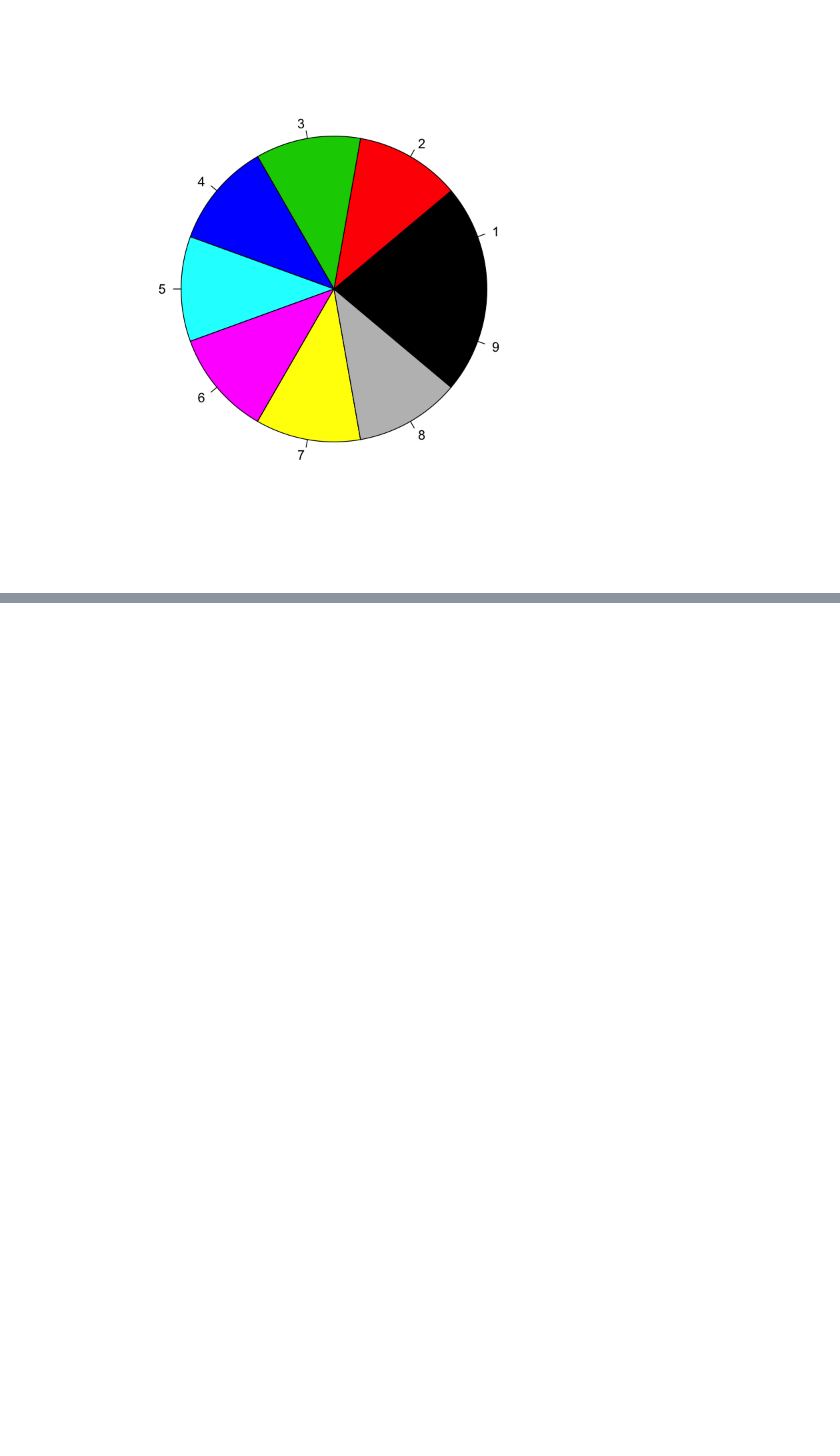
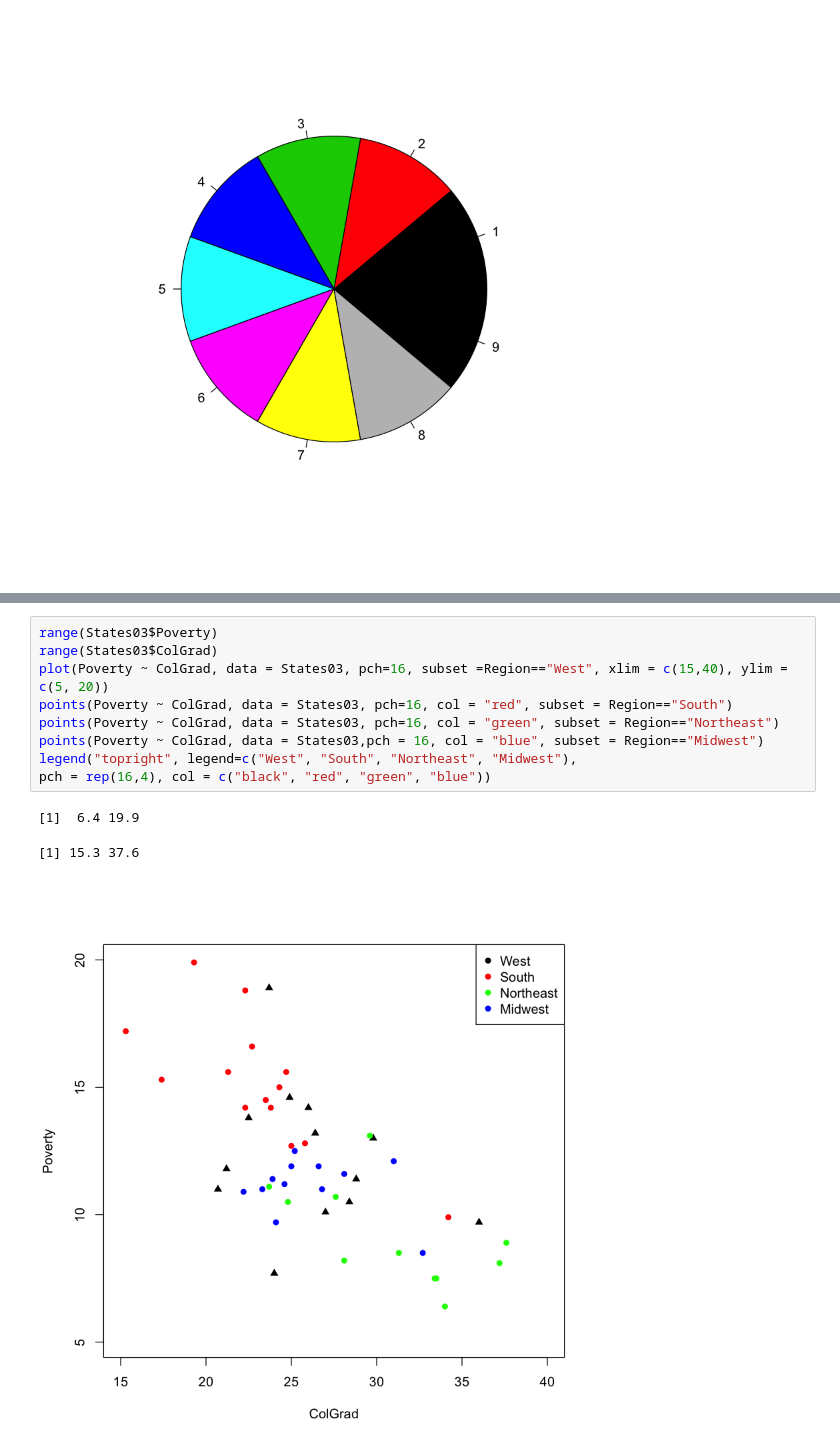
Before and after one commit to sushmit86/Mathematical_statistics, a Jupyter notebook: Plots.ipynb, the cells around one changed output, grey strips where cells are left out. Drawn from its saved outputs; the diff is of its cells as text; blank space fills up the shorter version.

```diff
--- a/Plots.ipynb
+++ b/Plots.ipynb
@@ -36,0 +52,13 @@ pie(rep(1, 9), col = 1:9)
+# %%
+range(States03$Poverty)
+range(States03$ColGrad)
+plot(Poverty ~ ColGrad, data = States03, pch=16, subset =Region=="West", xlim = c(15,40), ylim = c(5, 20))
+points(Poverty ~ ColGrad, data = States03, pch=16, col = "red", subset = Region=="South")
+points(Poverty ~ ColGrad, data = States03, pch=16, col = "green", subset = Region=="Northeast")
+points(Poverty ~ ColGrad, data = States03,pch = 16, col = "blue", subset = Region=="Midwest")
+legend("topright", legend=c("West", "South", "Northeast", "Midwest"),
+pch = rep(16,4), col = c("black", "red", "green", "blue"))
+# %% [output]
+[1]  6.4 19.9
+[1] 15.3 37.6
+[figure, added]
```
Also changed, not shown: parts of 3 cells of this notebook, 2 other files.
